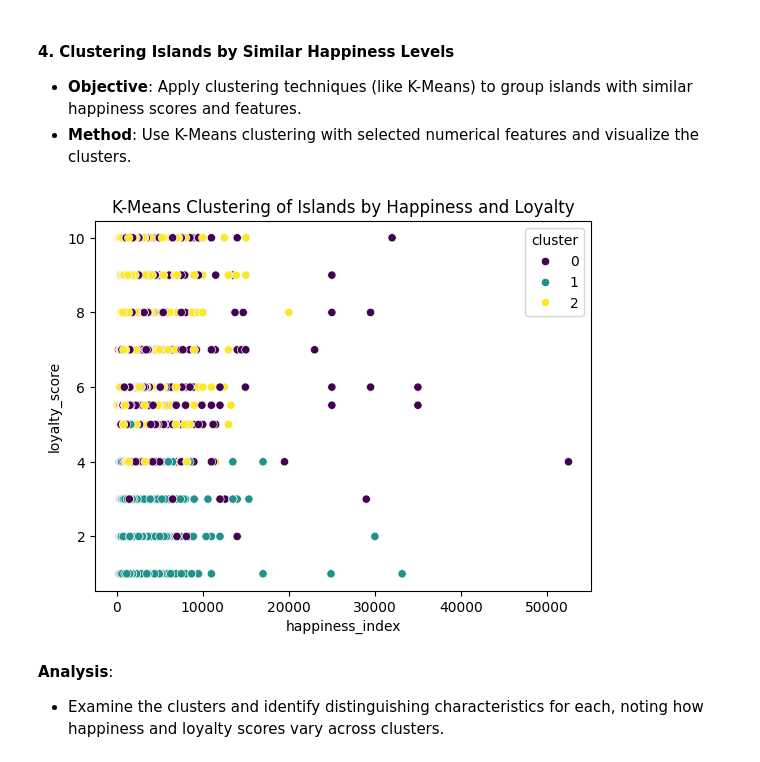
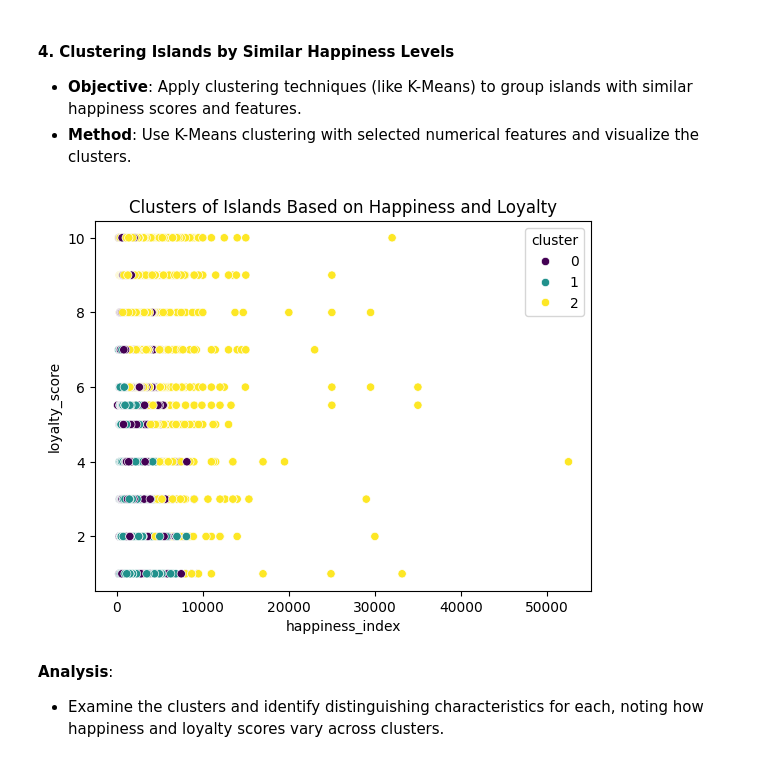
Before and after one commit to Matteo115/Euphoria-299661, a Jupyter notebook: main.ipynb, the cells around one changed output. Saved outputs shown, nothing was run; the diff lists cells and outputs as text; code cells hidden in the pictures.

```diff
--- a/main.ipynb
+++ b/main.ipynb
@@ -287,24 +312,29 @@ plt.show()
 - **Objective**: Apply clustering techniques (like K-Means) to group islands with similar happiness scores and features.
 - **Method**: Use K-Means clustering with selected numerical features and visualize the clusters.
 # %%
+from sklearn.preprocessing import StandardScaler
 from sklearn.cluster import KMeans
-from sklearn.preprocessing import StandardScaler
 
-# Select numerical features for clustering and standardize
-features = euphoria[['happiness_index', 'loyalty_score', 'avg_time_in_euphoria', 'total_refunds_requested']]
+# Select features for clustering
+features = euphoria[['happiness_index', 'loyalty_score', 'avg_time_in_euphoria', 'island_size']]
+
+# Fill missing values with the mean
+features = features.fillna(features.mean())
+
+# Scale the features
 scaler = StandardScaler()
-features_scaled = scaler.fit_transform(features)
+scaled_features = scaler.fit_transform(features)
 
-# Apply K-Means with 3 clusters
-kmeans = KMeans(n_clusters=3, random_state=0)
-euphoria['cluster'] = kmeans.fit_predict(features_scaled)
+# Apply K-Means clustering
+kmeans = KMeans(n_clusters=3, random_state=42)  # Choose 3 clusters
+euphoria['cluster'] = kmeans.fit_predict(scaled_features)
 
-# Visualize clusters based on happiness_index and loyalty_score
+# Visualize the clusters
 sns.scatterplot(data=euphoria, x='happiness_index', y='loyalty_score', hue='cluster', palette='viridis')
-plt.title('K-Means Clustering of Islands by Happiness and Loyalty')
+plt.title('Clusters of Islands Based on Happiness and Loyalty')
 plt.show()
 # %% [output]
-[figure, old version]
+[figure, new version]
 # %% [markdown]
 **Analysis**:
 - Examine the clusters and identify distinguishing characteristics for each, noting how happiness and loyalty scores vary across clusters.
```
Also changed, not shown: parts of 4 cells of this notebook, 2 other files.
